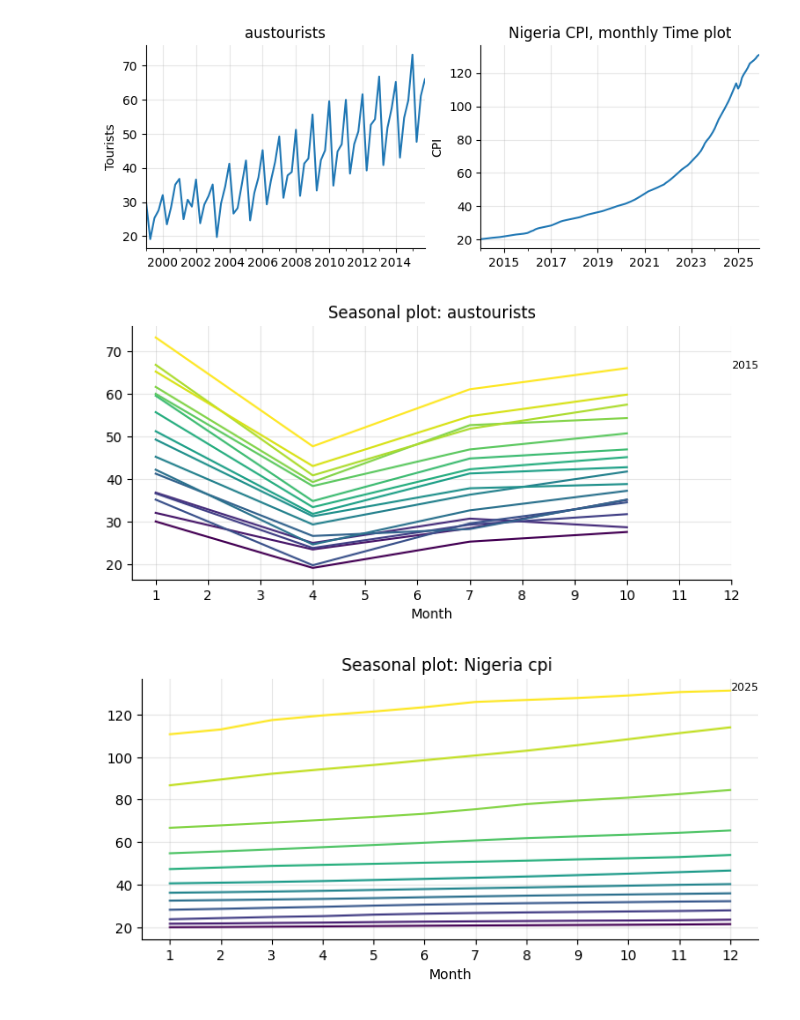
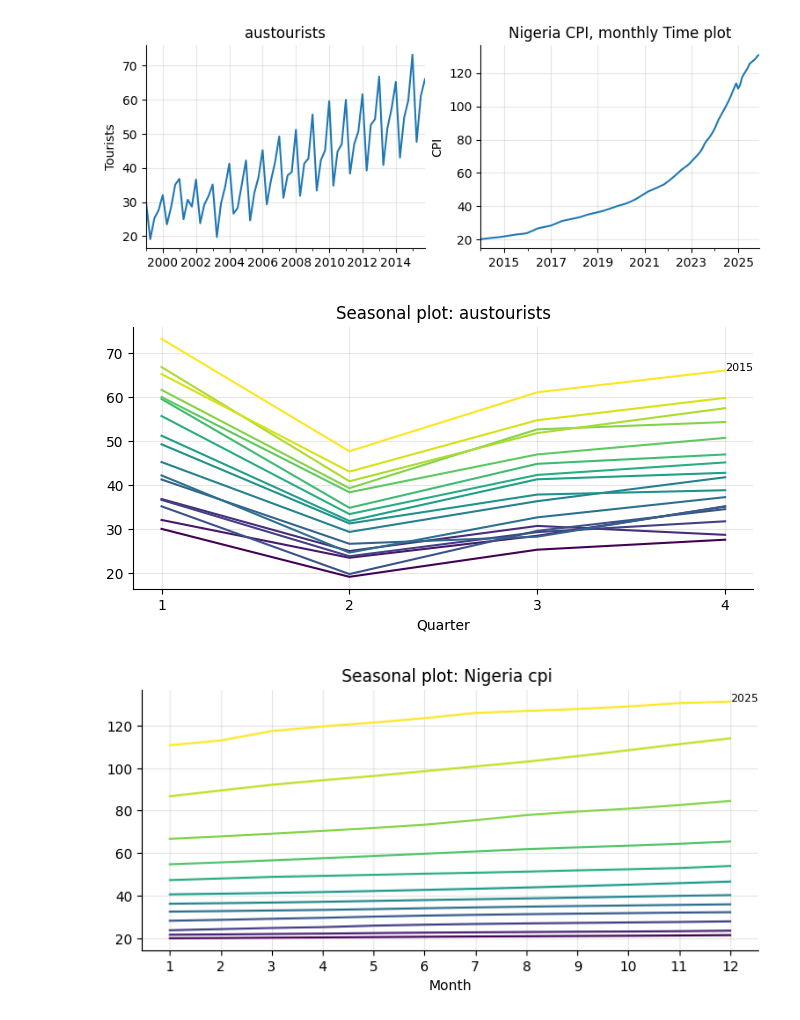
Before and after one commit to Favour-Fregene/NUTDTS816_Course_Repository, a Jupyter notebook: notebooks/assessments/A1_starter.ipynb, the cells around one changed output. Drawn from its saved outputs; the diff is of its cells as text; code cells hidden in the pictures.

```diff
--- a/notebooks/assessments/A1_starter.ipynb
+++ b/notebooks/assessments/A1_starter.ipynb
@@ -102,18 +102,24 @@ for ax in axes.flat: ax.set_xlabel('')
 [figure]
 # %%
 # Seasonal Plot for Austourists
-def seasonal_plot(s, period_label='year', title=''):
-    df = pd.DataFrame({'v': s.values, 'year': s.index.year, 'month': s.index.month})
-    piv = df.pivot(index='month', columns='year', values='v')
+def seasonal_plot(s, title=''):
+    is_q = s.index.freqstr.startswith('Q')
+    per = s.index.quarter if is_q else s.index.month
+    n = 4 if is_q else 12
+    df = pd.DataFrame({'v': s.values, 'year': s.index.year, 'p': per})
+    piv = df.pivot(index='p', columns='year', values='v')
     ax = piv.plot(legend=False, colormap='viridis', title=title, figsize=(8, 3.4))
-    ax.set_xlabel('Month'); ax.set_xticks(range(1, 13))
-    for col in piv.columns[-1:]: ax.annotate(str(col), (12, piv[col].iloc[-1]), fontsize=8)
+    ax.set_xlabel('Quarter' if is_q else 'Month')
+    ax.set_xticks(range(1, n + 1))
+    last = piv.columns[-1]
+    ser = piv[last].dropna()
+    ax.annotate(str(last), (ser.index[-1], ser.iloc[-1]), fontsize=8)
     return ax
 
 
 seasonal_plot(at, title='Seasonal plot: austourists')
 plt.show()
 # %% [output]
-[figure, old version]
+[figure, new version]
 # %%
 # Seasonal Plot for Nigeria CPI
```
Also changed, not shown: parts of 7 cells of this notebook.
